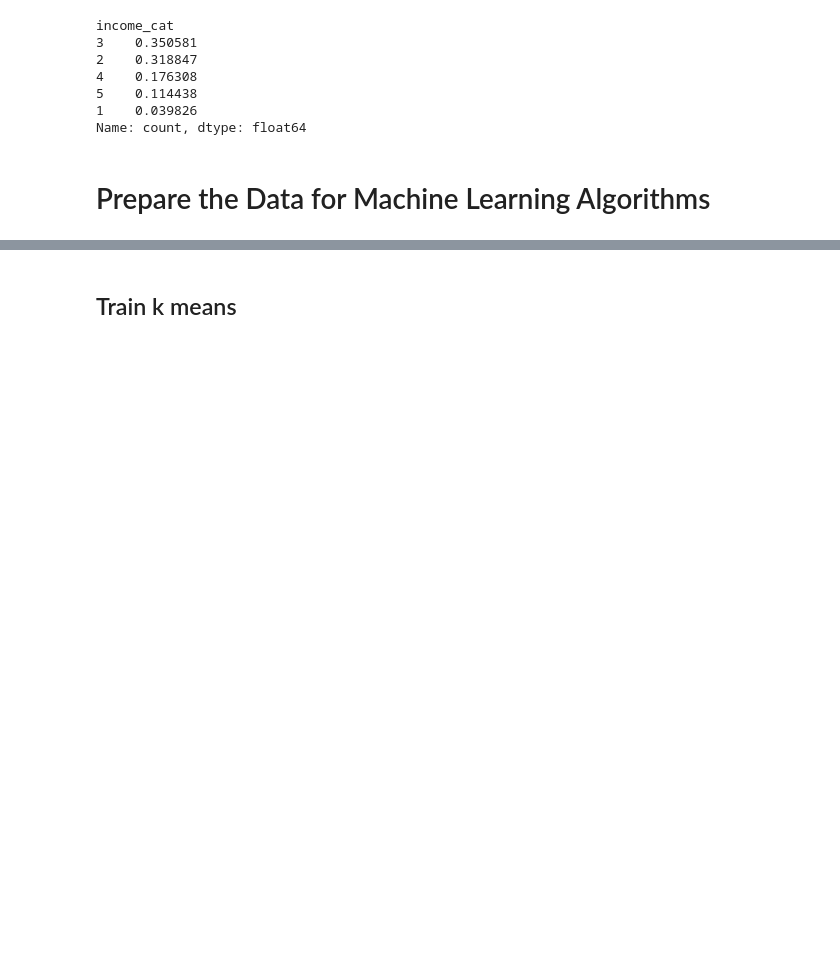
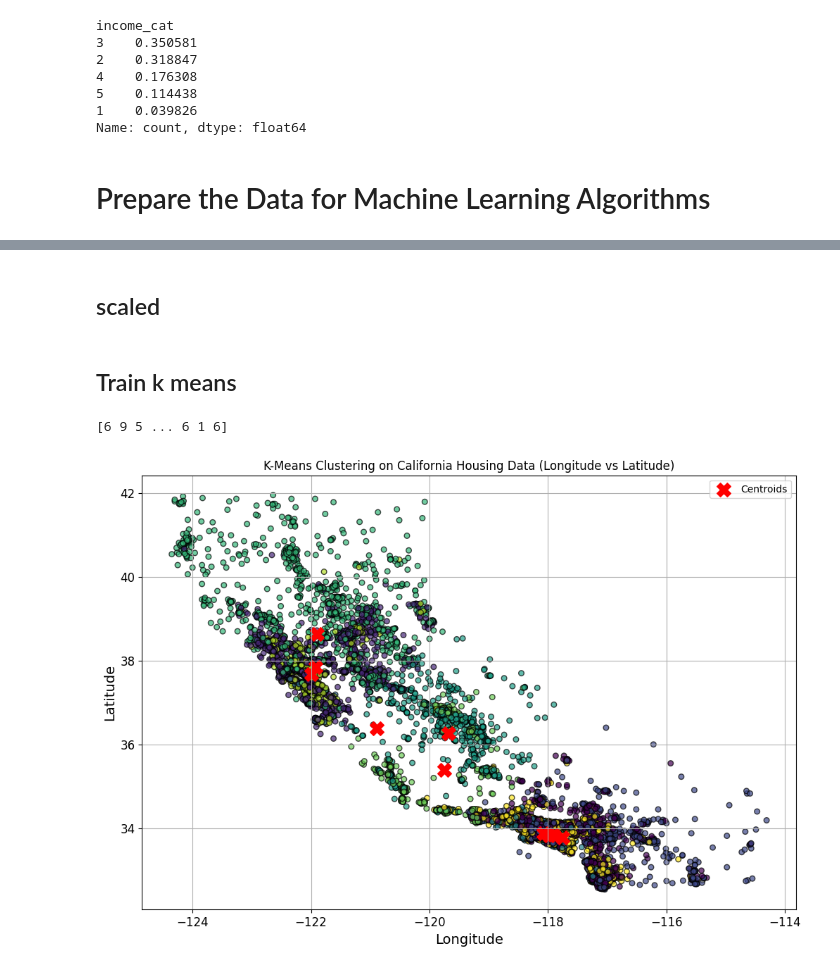
Before and after one commit to Justine-IA/IAI600Lab, a Jupyter notebook: Lab_6/main.ipynb, the cells around one changed output, grey strips where cells are left out. Cells and saved outputs as stored; diff of their text form; code cells hidden in the pictures; blank space fills up the shorter version.

Commit message:
all k means

```diff
--- a/Lab_6/main.ipynb
+++ b/Lab_6/main.ipynb
@@ -402,0 +126,3 @@ array([[-0.94135046,  1.34743822,  0.02756357, ...,  0.        ,
+# %%
+X_train = strat_train_set[["longitude", "latitude", "median_income"]].copy()
+X_test = strat_train_set[["longitude", "latitude", "median_income"]].copy()
@@ -403,2 +145,37 @@ array([[-0.94135046,  1.34743822,  0.02756357, ...,  0.        ,
+# %% [markdown]
+## scaled
+# %%
+from sklearn.preprocessing import StandardScaler
+from sklearn.cluster import KMeans
+
+scaler = StandardScaler()
+X_train_scaled = scaler.fit_transform(X_train)
+X_test_scaled = scaler.fit_transform(X_test)
 # %% [markdown]
 ## Train k means
+# %%
+kmeans = KMeans(n_clusters=10, random_state=42)
+kmeans.fit(X_train_scaled)
+
+cluster_labels = kmeans.predict(X_train_scaled)
+
+print(cluster_labels)
+# %% [output]
+[6 9 5 ... 6 1 6]
+# %%
+import matplotlib.pyplot as plt
+
+# Transform the cluster centers back to the original scale
+centroids_original = scaler.inverse_transform(kmeans.cluster_centers_)
+
+plt.figure(figsize=(12, 8))
+plt.scatter(X_test["longitude"], X_test["latitude"], c=test_cluster_labels, cmap='viridis', s=30, alpha=0.7, edgecolor='k')
+plt.scatter(centroids_original[:, 0], centroids_original[:, 1], c='red', marker='X', s=200, label='Centroids')
+plt.title('K-Means Clustering on California Housing Data (Longitude vs Latitude)')
+plt.xlabel('Longitude')
+plt.ylabel('Latitude')
+plt.legend()
+plt.grid()
+plt.show()
+# %% [output]
+[figure, added]
```
Also changed, not shown: parts of 47 cells of this notebook.
